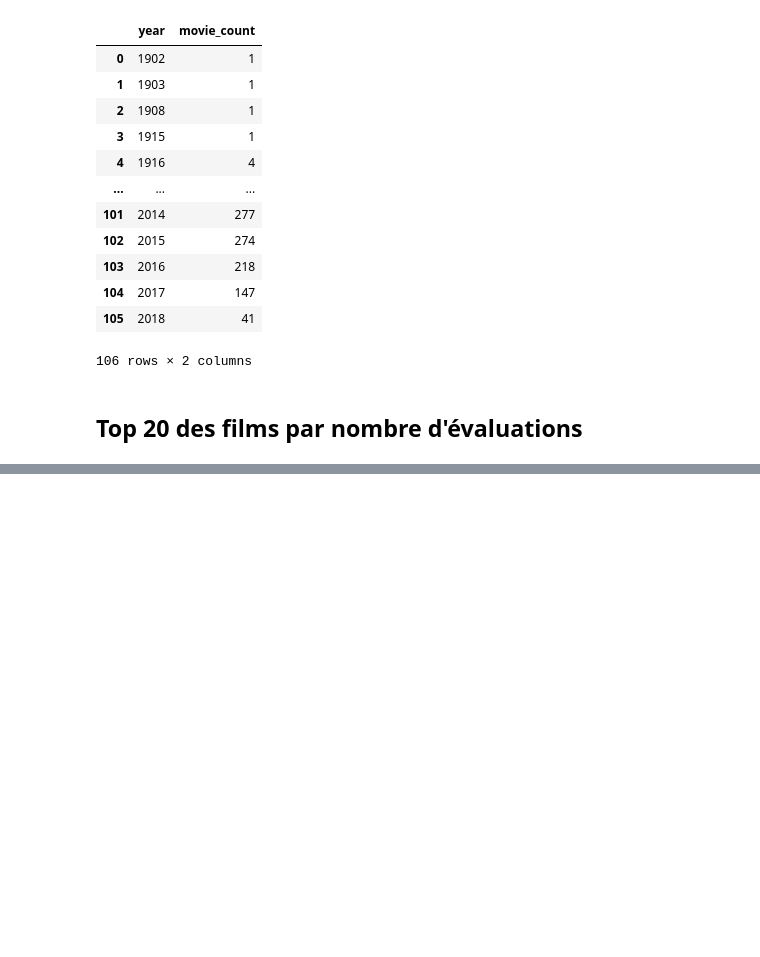
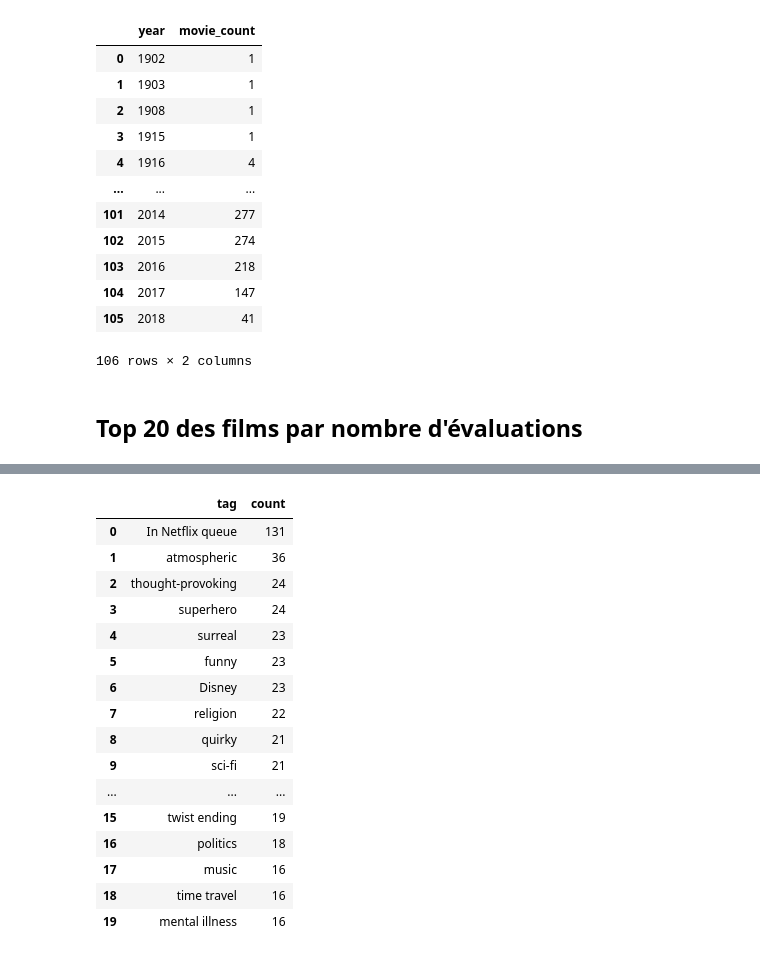
Before and after one commit to JosueAfouda/movielens-analytics, a Jupyter notebook: dataanalysis/movie_dataviz.ipynb, the cells around one changed output, grey strips where cells are left out. Cells and saved outputs as stored; diff of their text form; code cells hidden in the pictures; blank space fills up the shorter version.

```diff
--- a/dataanalysis/movie_dataviz.ipynb
+++ b/dataanalysis/movie_dataviz.ipynb
@@ -641,0 +632,43 @@ top_movies_df
+# %%
+import os
+# Chemins des fichiers
+#output_dir = "output"
+ratings_path = os.path.join(output_dir, "ratings.parquet")
+
+# Vérifier si le dossier output existe
+os.makedirs(output_dir, exist_ok=True)
+
+# Obtenir le nombre total d'évaluations
+current_rating_count = analytics.rating_count
+
+# Recharger ou régénérer les données
+if os.path.exists(ratings_path):
+    ratings_df = pd.read_parquet(ratings_path)
+    if ratings_df.shape[0] != current_rating_count:
+        print("Les données ont changé, rechargement depuis l’API…")
+        ratings_df = []
+        limit, skip = 500, 0
+        while True:
+            batch = client.list_ratings(skip=skip, limit=limit, output_format="pandas")
+            if batch.empty:
+                break
+            ratings_df.append(batch)
+            skip += limit
+            time.sleep(0.5)
+        ratings_df = pd.concat(ratings_df, ignore_index=True)
+        ratings_df.to_parquet(ratings_path, index=False)
+    else:
+        print("Données en cache réutilisées.")
+else:
+    print("Aucune donnée en cache trouvée, téléchargement initial…")
+    ratings_df = []
+    limit, skip = 500, 0
+    while True:
+        batch = client.list_ratings(skip=skip, limit=limit, output_format="pandas")
+        if batch.empty:
+            break
+        ratings_df.append(batch)
+        skip += limit
+        time.sleep(0.5)
+    ratings_df = pd.concat(ratings_df, ignore_index=True)
+    ratings_df.to_parquet(ratings_path, index=False)
@@ -641,0 +829,20 @@ top_movies_df
+# %%
+tag_df
+# %% [output]
+|  | tag | count |
+| 0 | In Netflix queue | 131 |
+| 1 | atmospheric | 36 |
+| 2 | thought-provoking | 24 |
+| 3 | superhero | 24 |
+| 4 | surreal | 23 |
+| 5 | funny | 23 |
+| 6 | Disney | 23 |
+| 7 | religion | 22 |
+| 8 | quirky | 21 |
+| 9 | sci-fi | 21 |
+| ... | ... | ... |
+| 15 | twist ending | 19 |
+| 16 | politics | 18 |
+| 17 | music | 16 |
+| 18 | time travel | 16 |
+| 19 | mental illness | 16 |
```
Also changed, not shown: parts of 19 cells of this notebook, 14 other files.
